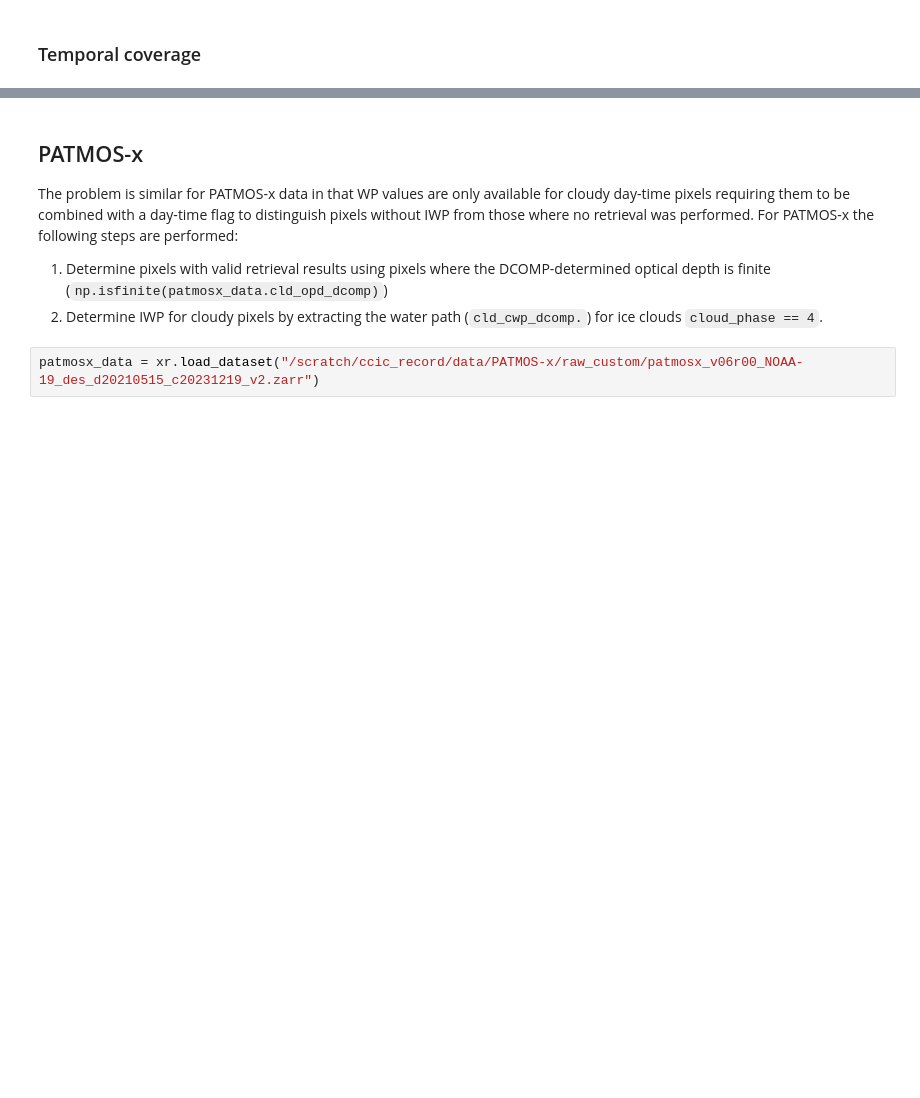
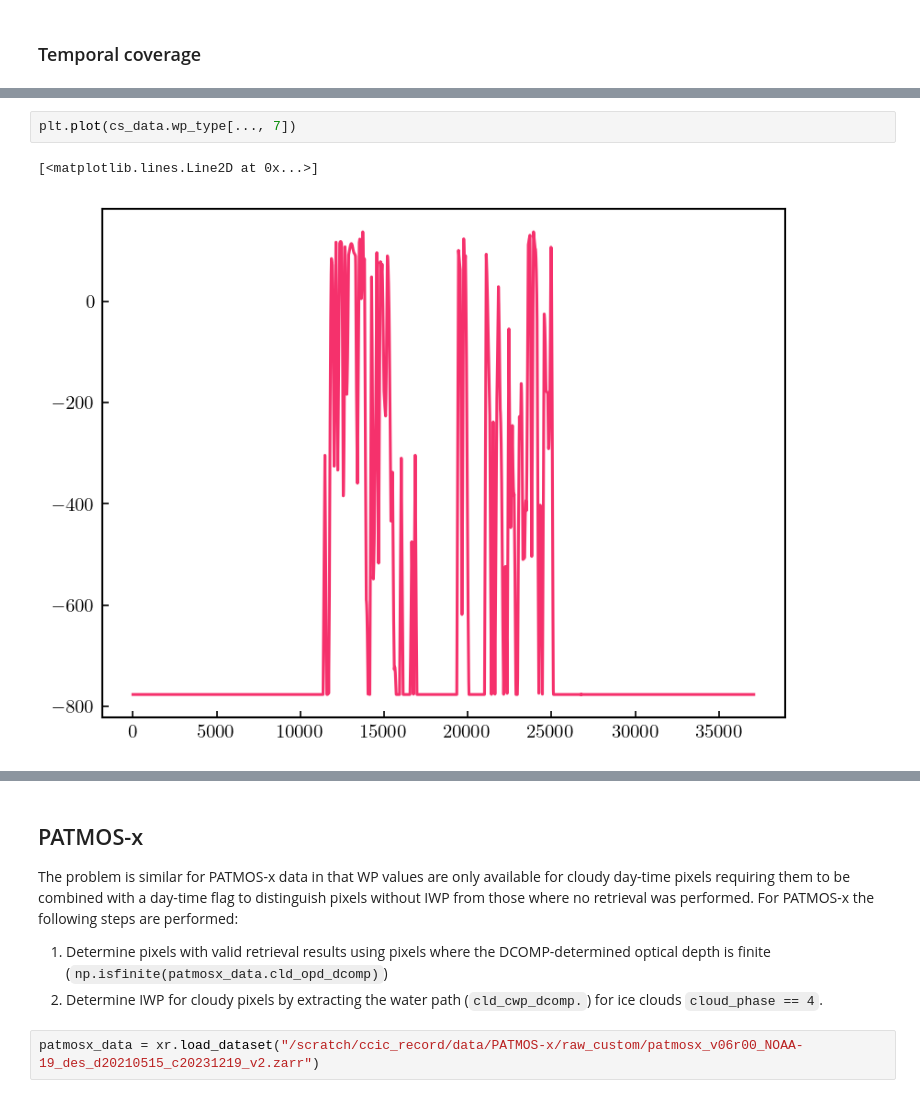
Before and after one commit to SEE-GEO/ccic_climate_record_analysis, a Jupyter notebook: notebooks/cloudsat_collocations/preprocessing_and_analysis.ipynb, the cells around one changed output, grey strips where cells are left out. Cells and saved outputs as stored; diff of their text form; blank space fills up the shorter version.

```diff
--- a/notebooks/cloudsat_collocations/preprocessing_and_analysis.ipynb
+++ b/notebooks/cloudsat_collocations/preprocessing_and_analysis.ipynb
@@ -162,0 +227,5 @@ plot_collocation_availability(files)
+# %%
+plt.plot(cs_data.wp_type[..., 7])
+# %% [output]
+[<matplotlib.lines.Line2D at 0x...>]
+[figure, added]
```
Also changed, not shown: parts of 22 cells of this notebook, 2 other files.
